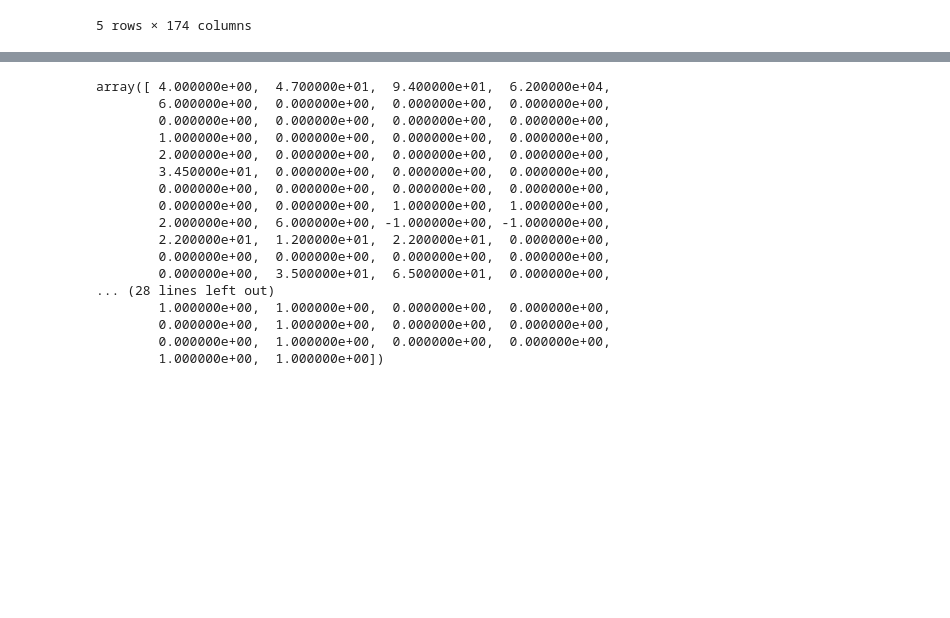
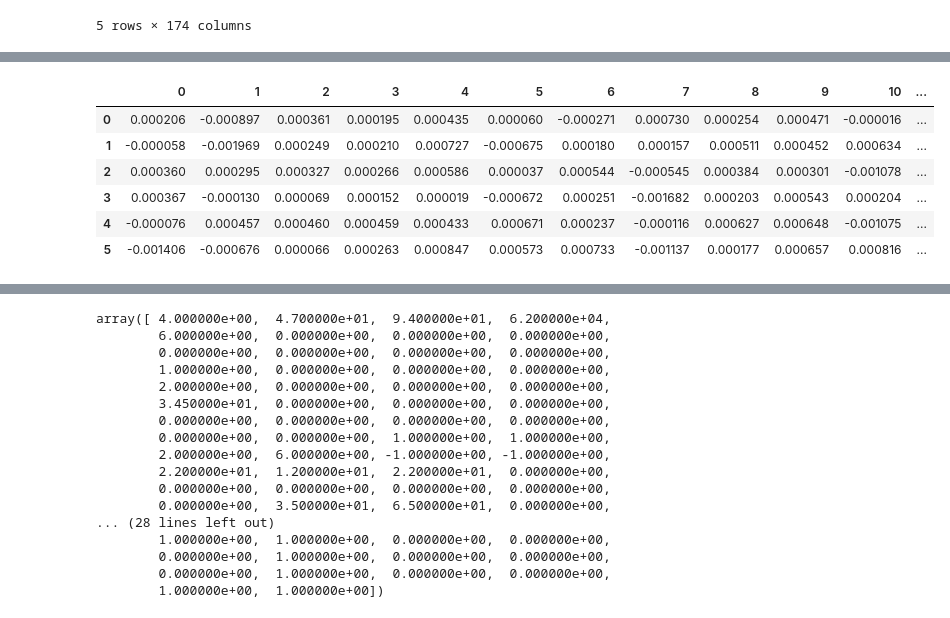
Before and after one commit to GermanMoran/TesisMaestria, a Jupyter notebook: PruebaMH/sample_Original.ipynb, the cells around one changed output, grey strips where cells are left out. Cells and saved outputs as stored; diff of their text form; code cells hidden in the pictures; blank space fills up the shorter version.

```diff
--- a/PruebaMH/sample_Original.ipynb
+++ b/PruebaMH/sample_Original.ipynb
@@ -11,3 +11,4 @@ from sklearn.model_selection import train_test_split
 from sklearn.metrics import confusion_matrix
 # %%
 df = pd.read_csv("DataOpt/Final_join_prueba.csv")
+df_original = pd.read_csv("DataOpt/Final_dataset_join.csv")
@@ -505,0 +752,38 @@ Varianza residual:  114108.56772566748
+# %%
+'''
+
+G0_Lower: DF
+list_corr: Lista de las correaciones originales para c/grupos
+'''
+
+def calculosTotalCorelaciones(G0_lower, lista_corr_olsms, indice_lista_corr ,grupos_definitivos):
+    # Obtengo las correlaciones de c/d registro
+    var_corr = []
+    for i in range(len(G0_lower)):
+        NG_LW = grupos_definitivos[indice_lista_corr].append(G0_lower.iloc[i],ignore_index = True)
+        # Obtengo el R2 nuevo
+        #new_r2= LinearRegessionv2(NG_LW,0.1, 0.97).CalcularModeloLR()
+        new_r2,model= LinearRegessionOLMS(NG_LW)
+        # Obtengo la diferencia de variaciones
+        diff_corr = lista_corr_olsms[indice_lista_corr]- new_r2
+        var_corr.append(diff_corr)
+        # Eliminamos el registro del grupo (ultima posicion)
+        NG_LW.drop([len(NG_LW) -1],axis=0, inplace=True)
+        #print("Longitud df_final: ", NG_LW.shape)
+
+    return var_corr
+
+
+
+def FinalCorreationsDf(lista_df_ic, list_corr, grupos_definitivos):
+    lista_corr_grups = []
+    for i in range(len(lista_df_ic)):
+        df_lw_up = lista_df_ic[i][0]
+        indice_lista_corr = lista_df_ic[i][1]
+        print("Indice: ", indice_lista_corr)
+        c_df = calculosTotalCorelaciones(df_lw_up, list_corr, indice_lista_corr,grupos_definitivos)
+        lista_corr_grups.append(c_df)
+
+    return lista_corr_grups
+# %%
+fff = FinalCorreationsDf(lista_df_ic, lista_corr_olsms,grupos_definitivos)
@@ -505,0 +824,14 @@ Varianza residual:  114108.56772566748
+# %%
+df_final_correations = pd.DataFrame(fff)
+## O incluso eliminarlo
+pd.options.display.max_columns = None
+
+df_final_correations
+# %% [output]
+|  | 0 | 1 | 2 | 3 | 4 | 5 | 6 | 7 | 8 | 9 | 10 | ... |
+| 0 | 0.000206 | -0.000897 | 0.000361 | 0.000195 | 0.000435 | 0.000060 | -0.000271 | 0.000730 | 0.000254 | 0.000471 | -0.000016 | ... |
+| 1 | -0.000058 | -0.001969 | 0.000249 | 0.000210 | 0.000727 | -0.000675 | 0.000180 | 0.000157 | 0.000511 | 0.000452 | 0.000634 | ... |
+| 2 | 0.000360 | 0.000295 | 0.000327 | 0.000266 | 0.000586 | 0.000037 | 0.000544 | -0.000545 | 0.000384 | 0.000301 | -0.001078 | ... |
+| 3 | 0.000367 | -0.000130 | 0.000069 | 0.000152 | 0.000019 | -0.000672 | 0.000251 | -0.001682 | 0.000203 | 0.000543 | 0.000204 | ... |
+| 4 | -0.000076 | 0.000457 | 0.000460 | 0.000459 | 0.000433 | 0.000671 | 0.000237 | -0.000116 | 0.000627 | 0.000648 | -0.001075 | ... |
+| 5 | -0.001406 | -0.000676 | 0.000066 | 0.000263 | 0.000847 | 0.000573 | 0.000733 | -0.001137 | 0.000177 | 0.000657 | 0.000816 | ... |
```
Also changed, not shown: parts of 66 cells of this notebook, 8 other files.
